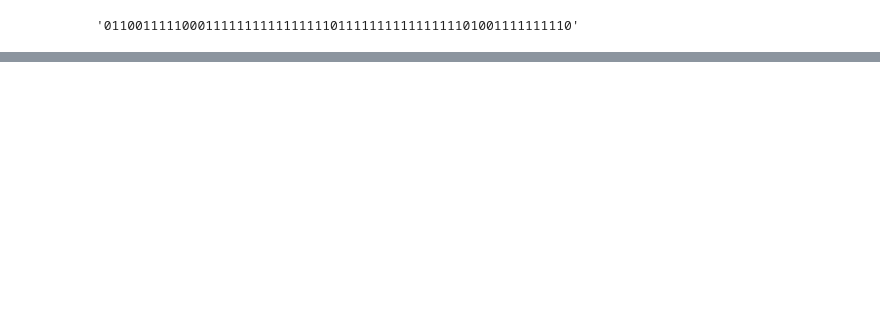
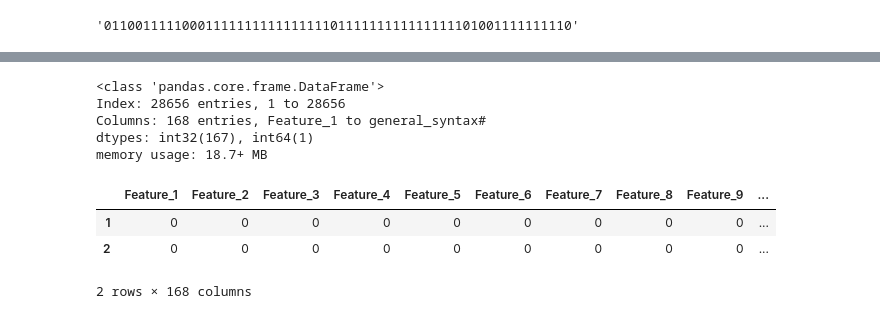
Before and after one commit to mdrazak2001/AdverseDrugReactions, a Jupyter notebook: fingerprinting.ipynb, the cells around one changed output, grey strips where cells are left out. Cells and saved outputs as stored; diff of their text form; code cells hidden in the pictures; blank space fills up the shorter version.

```diff
--- a/fingerprinting.ipynb
+++ b/fingerprinting.ipynb
@@ -78,0 +168,8 @@ df.to_csv('fingerprint.csv')
+# %%
+npy_array_list = []
+gen_syntax_list = []
+for i in df.index:
+    npy_array_list.append(literal_eval(df.at[i, 'combined_fingerprint']))
+    gen_syntax_list.append(df.at[i, 'general_syntax#'])
+# %%
+numpyArray = np.array(npy_array_list)
@@ -78,0 +186,22 @@ df.to_csv('fingerprint.csv')
+# %%
+index = [str(i) for i in range(1, len(numpyArray) + 1)]
+columns = ['Feature_' + str(i) for i in range(1, len(numpyArray[0]) + 1)]
+# %%
+new_df = pd.DataFrame(numpyArray ,
+                      index = index,
+                      columns = columns)
+# %%
+new_df.info()
+# %% [output]
+<class 'pandas.core.frame.DataFrame'>
+Index: 28656 entries, 1 to 28656
+Columns: 168 entries, Feature_1 to general_syntax#
+dtypes: int32(167), int64(1)
+memory usage: 18.7+ MB
+# %%
+new_df.head(2)
+# %% [output]
+|  | Feature_1 | Feature_2 | Feature_3 | Feature_4 | Feature_5 | Feature_6 | Feature_7 | Feature_8 | Feature_9 | ... |
+| 1 | 0 | 0 | 0 | 0 | 0 | 0 | 0 | 0 | 0 | ... |
+| 2 | 0 | 0 | 0 | 0 | 0 | 0 | 0 | 0 | 0 | ... |
+2 rows × 168 columns
```
Also changed, not shown: parts of 27 cells of this notebook, 2 other files.
